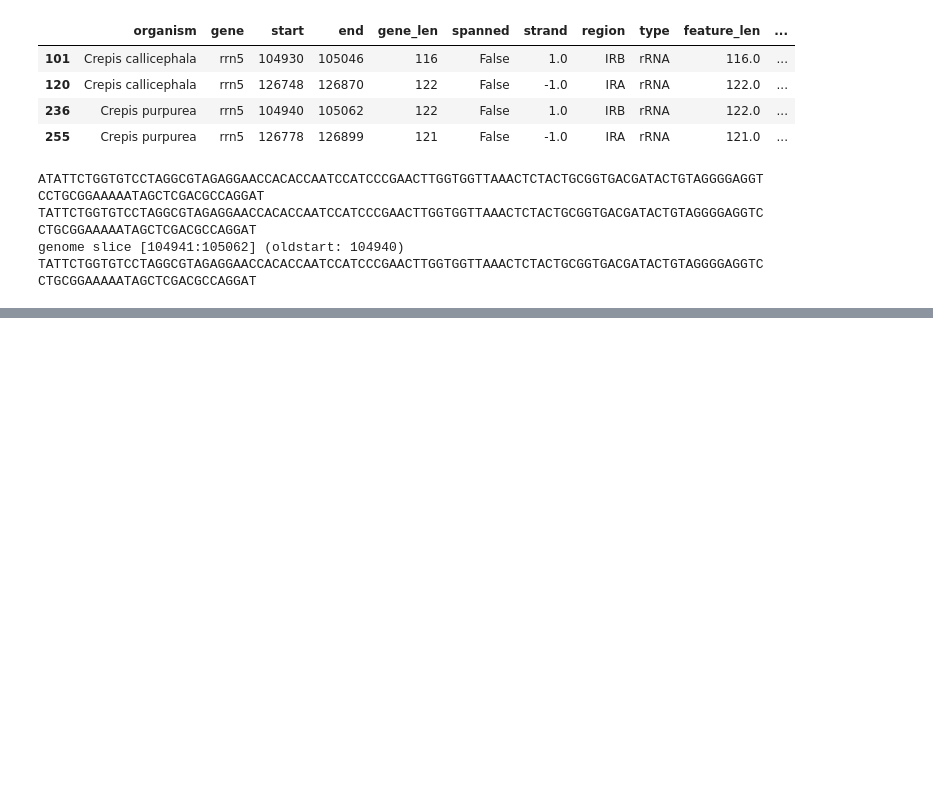
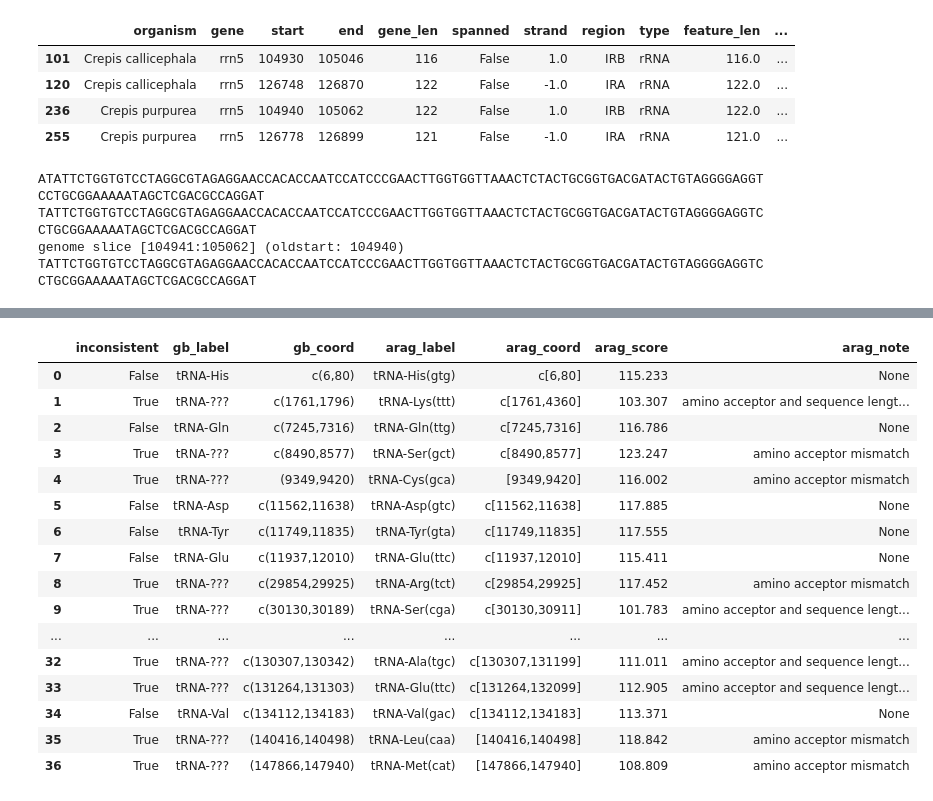
Before and after one commit to asan-emirsaleh/plastome_postprocessing, a Jupyter notebook: troubleshoot_cp.ipynb, the cells around one changed output, grey strips where cells are left out. Saved outputs shown, nothing was run; the diff lists cells and outputs as text; code cells hidden in the pictures; blank space fills up the shorter version.

```diff
--- a/troubleshoot_cp.ipynb
+++ b/troubleshoot_cp.ipynb
@@ -849,0 +1162,70 @@ TATTCTGGTGTCCTAGGCGTAGAGGAACCACACCAATCCATCCCGAACTTGGTGGTTAAACTCTACTGCGGTGACGATAC
+# %%
+# parse Aragorn output
+import pandas as pd
+
+aragorn_out = f"{workdir}/05_trna_aragorn/crepis_purpurea.aragorn.trnas.txt"
+list_parsed = []
+
+with open(aragorn_out, "r") as handle:
+    start_line = None
+    for i, line in enumerate(handle):
+        line_parts = []
+        if "Aragorn" in line:
+            if "GenBank" in line and "Aragorn" in line:
+                line_parts = line.strip(" ").split()
+                print(line_parts)
+                if len(line_parts) == 2:
+                    start_line = i
+                    print(f"start line index: {start_line}")
+        if start_line:
+            if i == start_line:
+                pass
+            else:
+                gb_label = None
+                gb_coord = None
+                arag_note = None
+                arag_label = None
+                arag_coord = None
+                arag_score = None
+                line = line.split("\n")[0]
+                #print(i, line)
+                inconsistent = False
+                split_initial = line.split(" ", maxsplit=1)
+                consistency_flag = split_initial[0]
+                if len(split_initial) < 2:
+                    break
+                else:
+                    remain_part = line.split(" ", maxsplit=1)[1].strip()
+                    line_parts.append(consistency_flag)
+                    line_parts.extend(remain_part.split(maxsplit=5))
+                    #print(line_parts)
+                    if "*" in line_parts[0]:
+                        inconsistent = True
+                    gb_label = line_parts[1]
+                    gb_coord = line_parts[2]
+                    if 'Not' in line_parts[3]:
+                        pass
+                    else:
+                        arag_label = line_parts[3]
+                        arag_coord = line_parts[4]
+                        arag_score = line_parts[5]
+                        #print(f"'line_parts' length: {len(line_parts)}")
+                        if len(line_parts) > 6:
+                            arag_note = line_parts[-1]
+                    #print(f"{inconsistent}\t{gb_label}\t{gb_coord}\t{arag_label}\t{arag_coord}\t{arag_score}\t{arag_note}")
+                    line_dict = {
+                        'inconsistent': inconsistent,
+                        'gb_label': gb_label,
+                        'gb_coord': gb_coord,
+                        'arag_label': arag_label,
+                        'arag_coord': arag_coord,
+                        'arag_score': arag_score,
+                        'arag_note': arag_note
+                    }
+
+                    list_parsed.append(line_dict)
+                    #print(line_dict)
+
+df_aragorn = pd.DataFrame.from_dict(list_parsed)
+display(df_aragorn)
+# %% [output]
@@ -849,0 +1235,17 @@ TATTCTGGTGTCCTAGGCGTAGAGGAACCACACCAATCCATCCCGAACTTGGTGGTTAAACTCTACTGCGGTGACGATAC
+|  | inconsistent | gb_label | gb_coord | arag_label | arag_coord | arag_score | arag_note |
+| 0 | False | tRNA-His | c(6,80) | tRNA-His(gtg) | c[6,80] | 115.233 | None |
+| 1 | True | tRNA-??? | c(1761,1796) | tRNA-Lys(ttt) | c[1761,4360] | 103.307 | amino acceptor and sequence lengt... |
+| 2 | False | tRNA-Gln | c(7245,7316) | tRNA-Gln(ttg) | c[7245,7316] | 116.786 | None |
+| 3 | True | tRNA-??? | c(8490,8577) | tRNA-Ser(gct) | c[8490,8577] | 123.247 | amino acceptor mismatch |
+| 4 | True | tRNA-??? | (9349,9420) | tRNA-Cys(gca) | [9349,9420] | 116.002 | amino acceptor mismatch |
+| 5 | False | tRNA-Asp | c(11562,11638) | tRNA-Asp(gtc) | c[11562,11638] | 117.885 | None |
+| 6 | False | tRNA-Tyr | c(11749,11835) | tRNA-Tyr(gta) | c[11749,11835] | 117.555 | None |
+| 7 | False | tRNA-Glu | c(11937,12010) | tRNA-Glu(ttc) | c[11937,12010] | 115.411 | None |
+| 8 | True | tRNA-??? | c(29854,29925) | tRNA-Arg(tct) | c[29854,29925] | 117.452 | amino acceptor mismatch |
+| 9 | True | tRNA-??? | c(30130,30189) | tRNA-Ser(cga) | c[30130,30911] | 101.783 | amino acceptor and sequence lengt... |
+| ... | ... | ... | ... | ... | ... | ... | ... |
+| 32 | True | tRNA-??? | c(130307,130342) | tRNA-Ala(tgc) | c[130307,131199] | 111.011 | amino acceptor and sequence lengt... |
+| 33 | True | tRNA-??? | c(131264,131303) | tRNA-Glu(ttc) | c[131264,132099] | 112.905 | amino acceptor and sequence lengt... |
+| 34 | False | tRNA-Val | c(134112,134183) | tRNA-Val(gac) | c[134112,134183] | 113.371 | None |
+| 35 | True | tRNA-??? | (140416,140498) | tRNA-Leu(caa) | [140416,140498] | 118.842 | amino acceptor mismatch |
+| 36 | True | tRNA-??? | (147866,147940) | tRNA-Met(cat) | [147866,147940] | 108.809 | amino acceptor mismatch |
```
Also changed, not shown: parts of 15 cells of this notebook, 3 other files.
